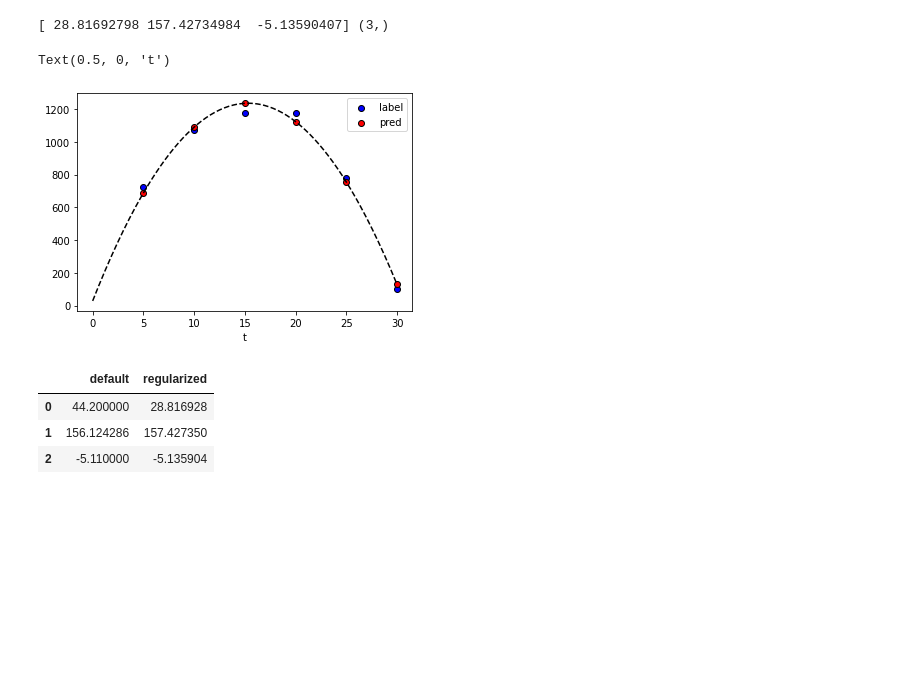
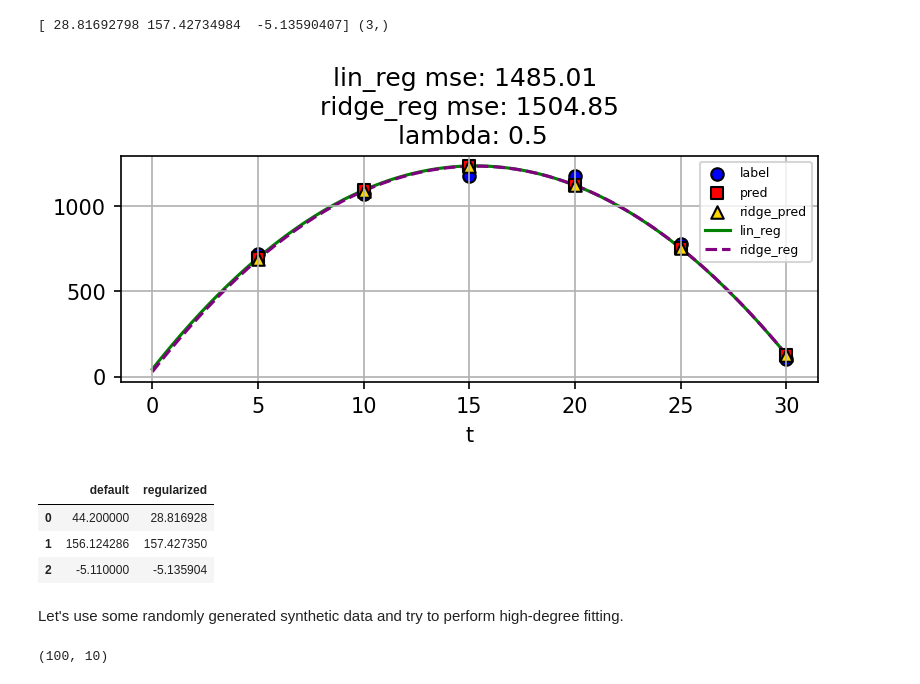
Before and after one commit to fcoelhomrc/MachineLearning, a Jupyter notebook: APC_Exercises/set_2.ipynb, the cells around one changed output. Cells and saved outputs as stored; diff of their text form; code cells hidden in the pictures; blank space fills up the shorter version.

```diff
--- a/APC_Exercises/set_2.ipynb
+++ b/APC_Exercises/set_2.ipynb
@@ -79,24 +79,43 @@ Text(0.5, 0, 't')
 [figure]
 # %%
 # With regularization, lambda=0.5
-preds_reg, w_reg = linreg(X, y, lamb=0.5, return_weights=True)
+regularization = 0.5
+preds_reg, w_reg = linreg(X, y, lamb=regularization, return_weights=True)
 # %%
 print(w_reg, w_reg.shape)
 # %% [output]
 [ 28.81692798 157.42734984  -5.13590407] (3,)
 # %%
+plt.figure(figsize=(6, 2), dpi=150)
+
 plt.scatter(X[:, 1], y, color="blue",
             marker="o", ec="k", label="label")
-plt.scatter(X[:, 1], preds_reg, color="red",
-            marker="o", ec="k", label="pred")
+
+plt.scatter(X[:, 1], preds, color="red",
+            marker="s", ec="k", label="pred")
+
+plt.scatter(X[:, 1], preds_reg, color="gold",
+            marker="^", ec="k", label="ridge_pred")
+
 t = np.linspace(0, X[:, 1].max(), 200)
+
+plt.plot(t, w[0] + w[1]*t + w[2]*(t**2),
+         color="green", ls="-", label="lin_reg", zorder=-5)
+
 plt.plot(t, w_reg[0] + w_reg[1]*t + w_reg[2]*(t**2),
-         color="k", ls="--")
-plt.legend()
+         color="purple", ls="--", label="ridge_reg", zorder=-5)
+
+
+mse = ((y - preds)**2).mean()
+mse_reg = ((y - preds_reg)**2).mean()
+
+plt.legend(fontsize=6)
 plt.xlabel("t")
+description = f"lin_reg mse: {mse:.2f} \n ridge_reg mse: {mse_reg:.2f} \n lambda: {regularization}"
+plt.title(description)
+plt.grid()
 # %% [output]
-Text(0.5, 0, 't')
-[figure, old version]
+[figure, new version]
 # %%
 w_df = pd.DataFrame(np.array([w, w_reg]).T, columns=["default", "regularized"])
 w_df
@@ -105,3 +124,5 @@ w_df
 | 0 | 44.200000 | 28.816928 |
 | 1 | 156.124286 | 157.427350 |
 | 2 | -5.110000 | -5.135904 |
+# %% [markdown]
+Let's use some randomly generated synthetic data and try to perform high-degree fitting.
@@ -107,0 +157,5 @@ w_df
+# %%
+X, y = gen_dataset_synthetic(degs=10)
+print(X.shape)
+# %% [output]
+(100, 10)
```
Also changed, not shown: parts of 8 cells of this notebook, 1 other file.
